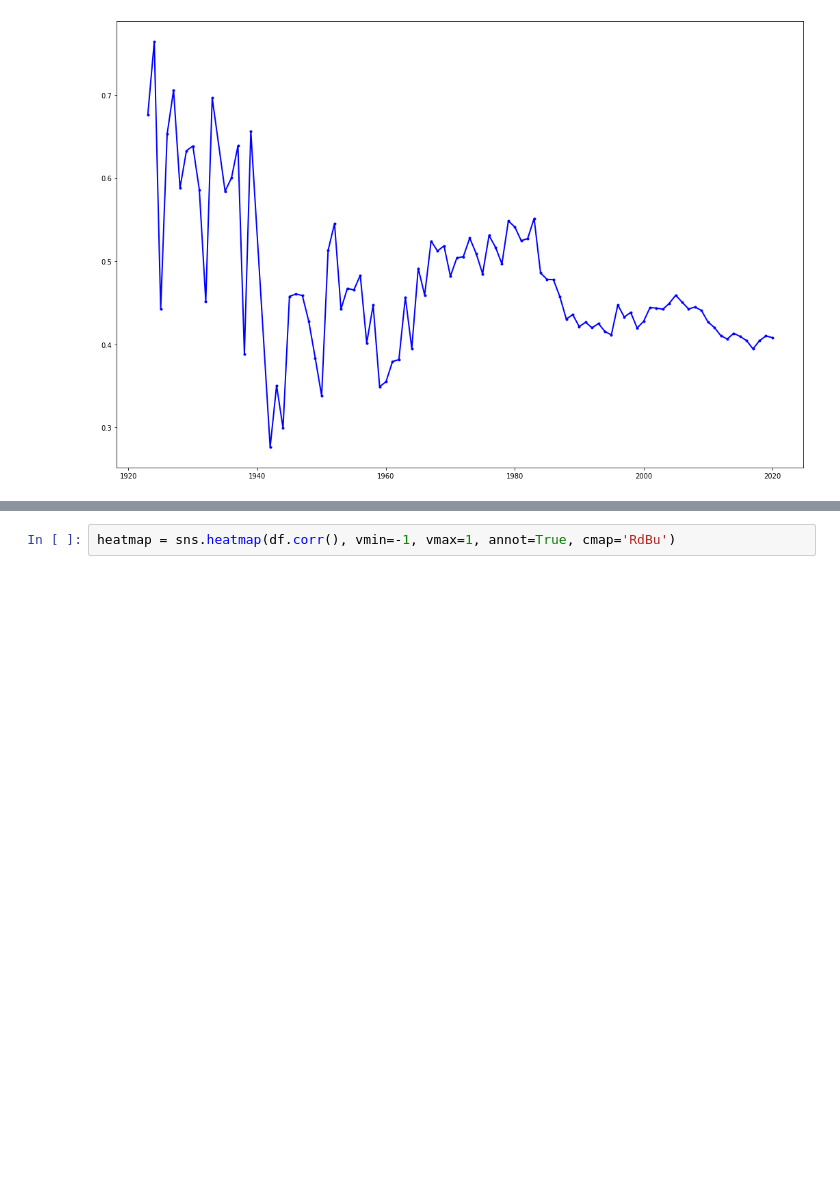
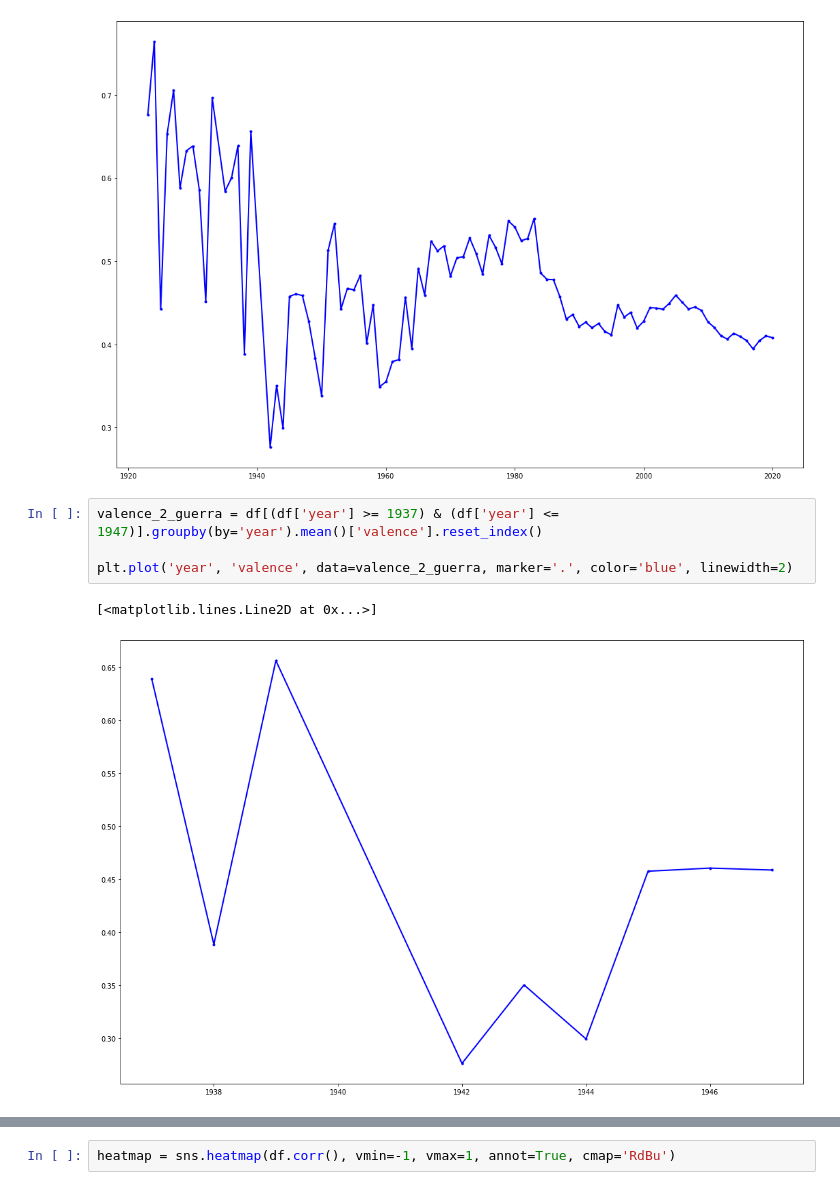
Before and after one commit to andrepalhares/msi2, a Jupyter notebook: 1 - Análise exploratória dos dados.ipynb, the cells around one changed output, grey strips where cells are left out. Saved outputs shown, nothing was run; the diff lists cells and outputs as text; blank space fills up the shorter version.

```diff
--- a/1 - Análise exploratória dos dados.ipynb
+++ b/1 - Análise exploratória dos dados.ipynb
@@ -56,3 +84,10 @@ plt.plot('year', 'valence', data=valence, marker='.', color='blue', linewidth=2)
 # %% [output]
 [<matplotlib.lines.Line2D at 0x...>]
 [figure]
+# %%
+valence_2_guerra = df[(df['year'] >= 1937) & (df['year'] <= 1947)].groupby(by='year').mean()['valence'].reset_index()
+
+plt.plot('year', 'valence', data=valence_2_guerra, marker='.', color='blue', linewidth=2)
+# %% [output]
+[<matplotlib.lines.Line2D at 0x...>]
+[figure, added]
```
Also changed, not shown: parts of 5 cells of this notebook.
